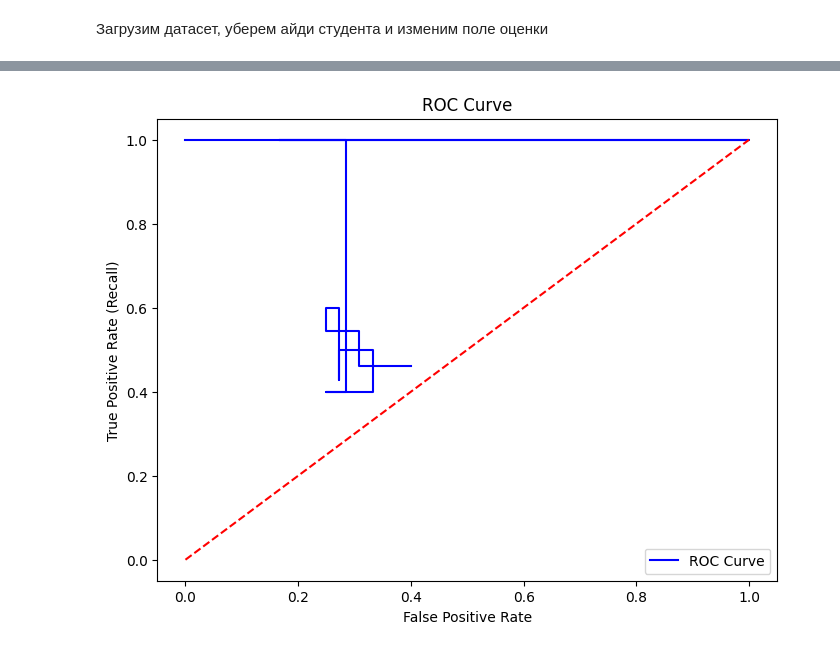
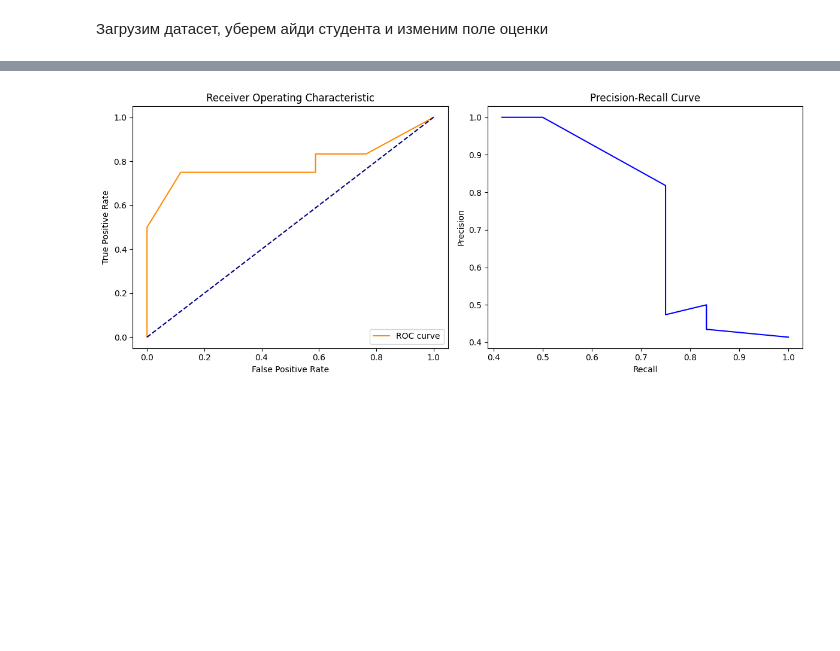
Before and after one commit to Azat2202/itmo-labs, a Jupyter notebook: 3 year/СИИ/Лабораторная работа 5/lab.ipynb, the cells around one changed output, grey strips where cells are left out. Cells and saved outputs as stored; diff of their text form; code cells hidden in the pictures; blank space fills up the shorter version.

```diff
--- a/3 year/СИИ/Лабораторная работа 5/lab.ipynb
+++ b/3 year/СИИ/Лабораторная работа 5/lab.ipynb
@@ -195,24 +215,53 @@ def roc_curve(y_true, y_proba):
-# %%
-tpr_list, fpr_list = roc_curve(data_test["GRADE"], y_pred)
-plt.figure(figsize=(8, 6))
-plt.plot(fpr_list, tpr_list, color='blue', label='ROC Curve')
-plt.plot([0, 1], [0, 1], color='red', linestyle='--')
-plt.xlabel('False Positive Rate')
-plt.ylabel('True Positive Rate (Recall)')
-plt.title('ROC Curve')
-plt.legend()
-plt.show()
-# %% [output]
-[figure, removed]
-# %%
-from sklearn import metrics
-
-fpr, tpr, _ = metrics.roc_curve(data_test["GRADE"], y_pred)
-
-# построение ROC кривой
-plt.plot(fpr, tpr)
-plt.ylabel('True Positive Rate')
-plt.xlabel('False Positive Rate')
-plt.show()
-auc = metrics.roc_auc_score(data_test["GRADE"], y_pred)
-print("AUC: %.3f" % auc)
+# %%
+y_pred_proba = tree.predict_proba(root, data_test)
+prob_positive = [prob[1] if 1 in prob else 0 for prob in y_pred_proba]
+# %%
+def calculate_roc_pr_curves(predictions, true_labels):
+   thresholds = np.linspace(0, 1, num=100)
+   tpr_list = []
+   fpr_list = []
+   precision_list = []
+   recall_list = []
+
+   for threshold in thresholds:
+       binary_predictions = (predictions >= threshold).astype(int)
+
+       tp = np.sum((binary_predictions == 1) & (true_labels == 1))
+       fp = np.sum((binary_predictions == 1) & (true_labels == 0))
+       tn = np.sum((binary_predictions == 0) & (true_labels == 0))
+       fn = np.sum((binary_predictions == 0) & (true_labels == 1))
+
+       tpr = tp / (tp + fn) if (tp + fn) != 0 else 0
+       fpr = fp / (fp + tn) if (fp + tn) != 0 else 0
+       tpr_list.append(tpr)
+       fpr_list.append(fpr)
+
+       precision = tp / (tp + fp) if (tp + fp) != 0 else 0
+       recall = tp / (tp + fn) if (tp + fn) != 0 else 0
+       precision_list.append(precision)
+       recall_list.append(recall)
+   tpr_list.append(0)
+   fpr_list.append(0)
+   return np.array(fpr_list), np.array(tpr_list), np.array(precision_list), np.array(recall_list)
+
+fpr, tpr, precision, recall = calculate_roc_pr_curves(np.array(prob_positive), data_test["GRADE"])
+plt.figure(figsize=(12, 5))
+
+plt.subplot(1, 2, 1)
+plt.plot(fpr, tpr, color='darkorange', label='ROC curve')
+plt.plot([0, 1], [0, 1], color='navy', linestyle='--')
+plt.xlabel('False Positive Rate')
+plt.ylabel('True Positive Rate')
+plt.title('Receiver Operating Characteristic')
+plt.legend(loc="lower right")
+
+plt.subplot(1, 2, 2)
+plt.plot(recall, precision, color='b', label='PR curve')
+plt.xlabel('Recall')
+plt.ylabel('Precision')
+plt.title('Precision-Recall Curve')
+
+plt.tight_layout()
+plt.show()
+# %% [output]
+[figure, added]
```
Also changed, not shown: parts of 7 cells of this notebook.
